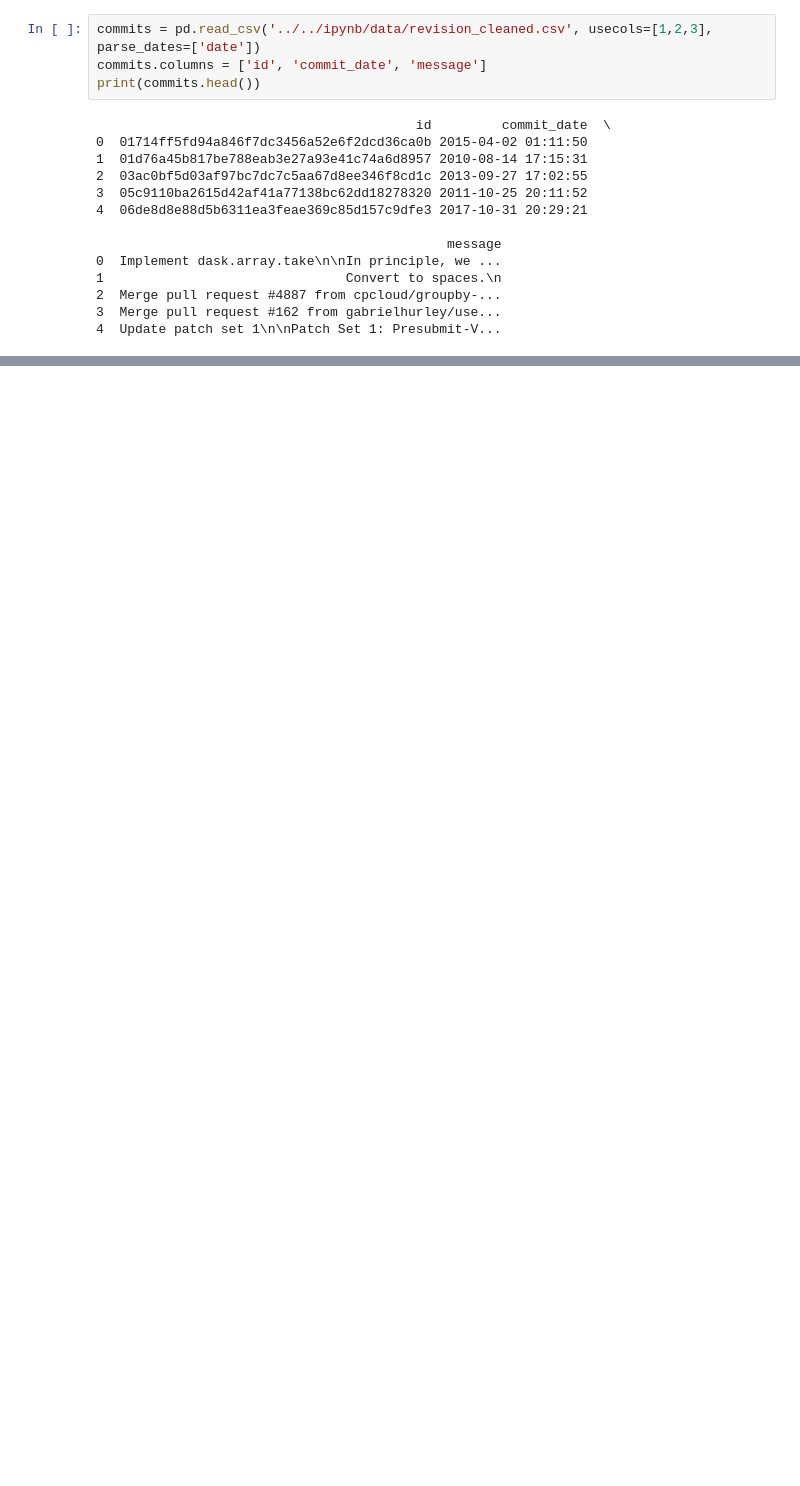
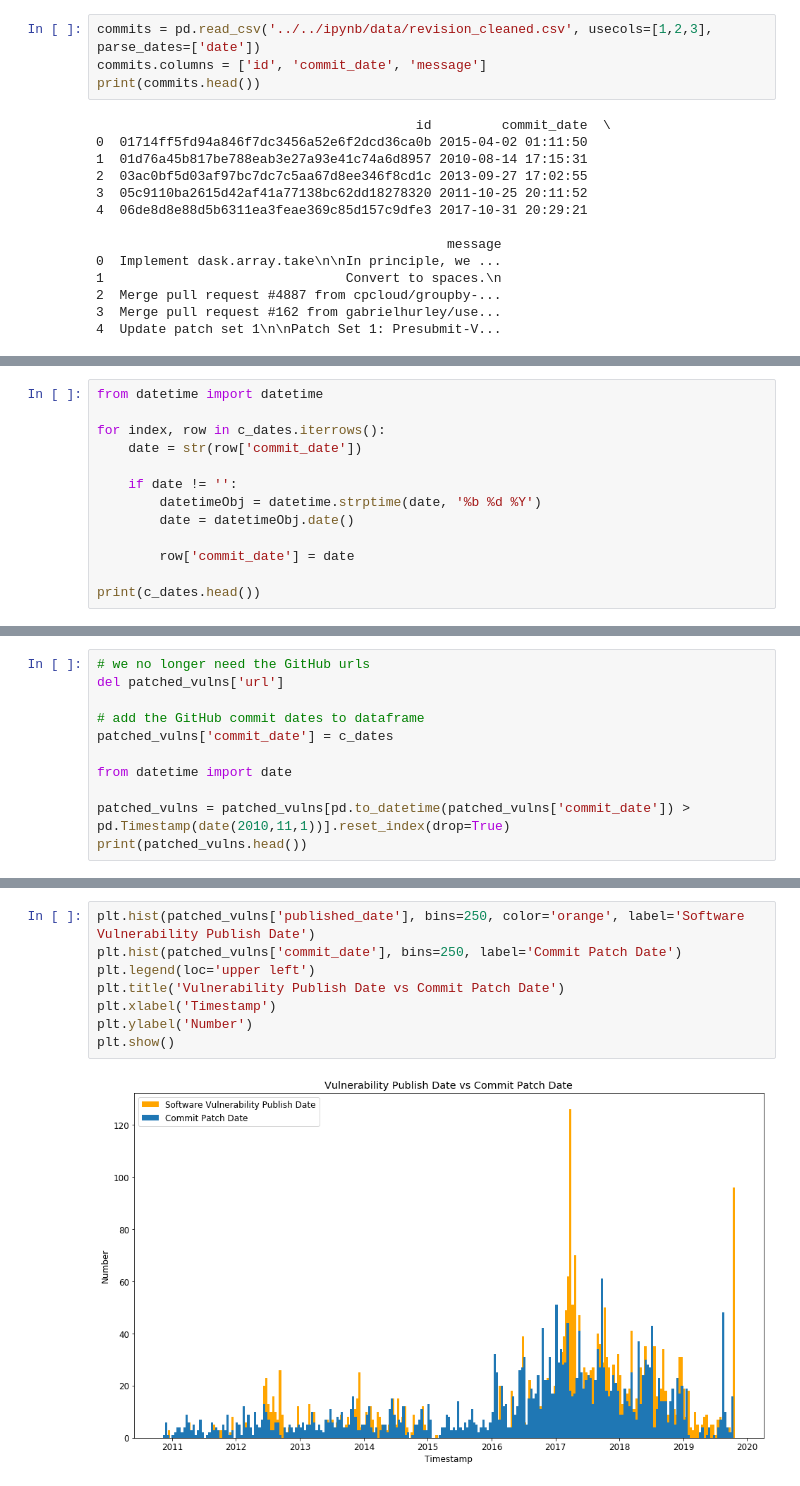
Before and after one commit to UNCG-CSE/Open_Source_Vul_Metrics, a Jupyter notebook: src/statistical_analysis.ipynb, the cells around one changed output, grey strips where cells are left out. Cells and saved outputs as stored; diff of their text form; blank space fills up the shorter version.

```diff
--- a/src/statistical_analysis.ipynb
+++ b/src/statistical_analysis.ipynb
@@ -113,0 +211,13 @@ plt.show()
+# %%
+from datetime import datetime
+
+for index, row in c_dates.iterrows():
+    date = str(row['commit_date'])
+
+    if date != '':
+        datetimeObj = datetime.strptime(date, '%b %d %Y')
+        date = datetimeObj.date()
+
+        row['commit_date'] = date
+
+print(c_dates.head())
@@ -113,0 +231,11 @@ plt.show()
+# %%
+# we no longer need the GitHub urls
+del patched_vulns['url']
+
+# add the GitHub commit dates to dataframe
+patched_vulns['commit_date'] = c_dates
+
+from datetime import date
+
+patched_vulns = patched_vulns[pd.to_datetime(patched_vulns['commit_date']) > pd.Timestamp(date(2010,11,1))].reset_index(drop=True)
+print(patched_vulns.head())
@@ -113,0 +249,10 @@ plt.show()
+# %%
+plt.hist(patched_vulns['published_date'], bins=250, color='orange', label='Software Vulnerability Publish Date')
+plt.hist(patched_vulns['commit_date'], bins=250, label='Commit Patch Date')
+plt.legend(loc='upper left')
+plt.title('Vulnerability Publish Date vs Commit Patch Date')
+plt.xlabel('Timestamp')
+plt.ylabel('Number')
+plt.show()
+# %% [output]
+[figure, added]
```
Also changed, not shown: parts of 40 cells of this notebook.
